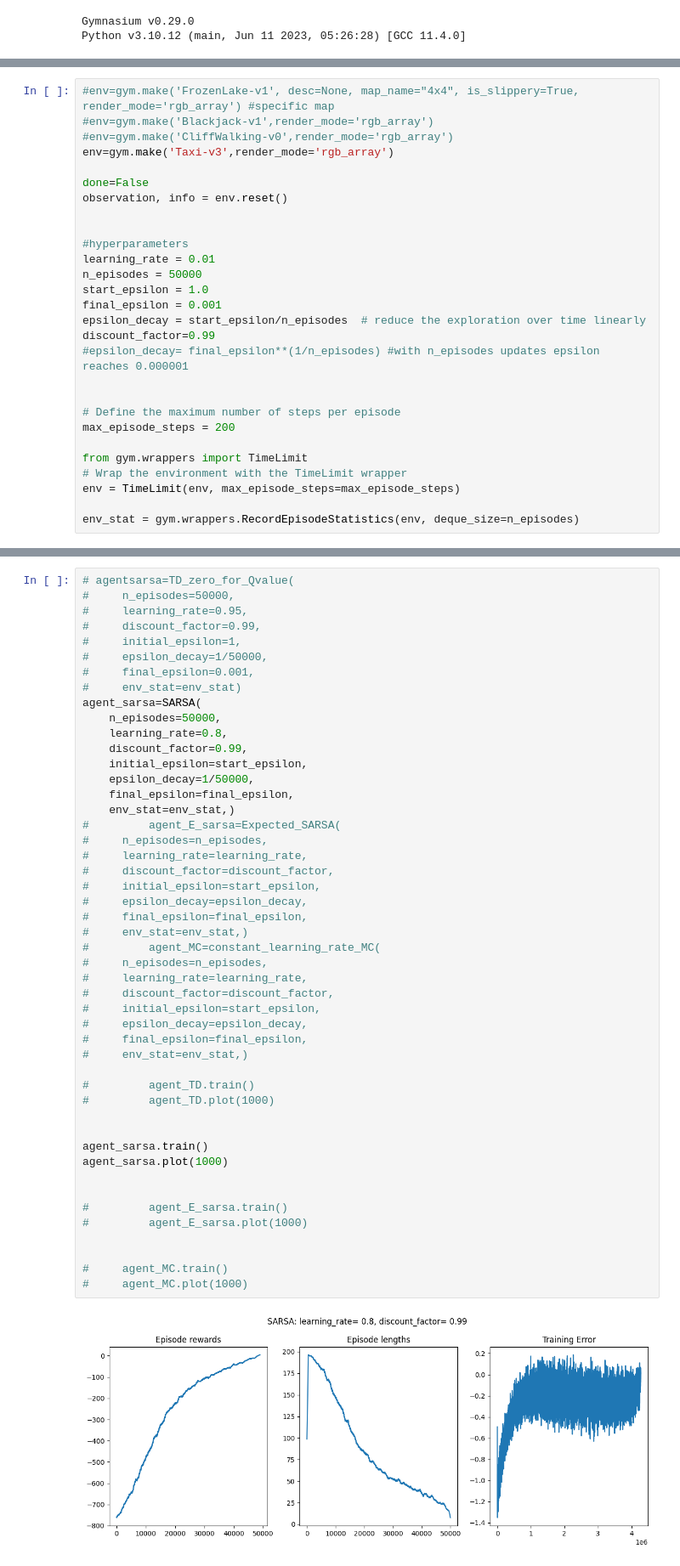
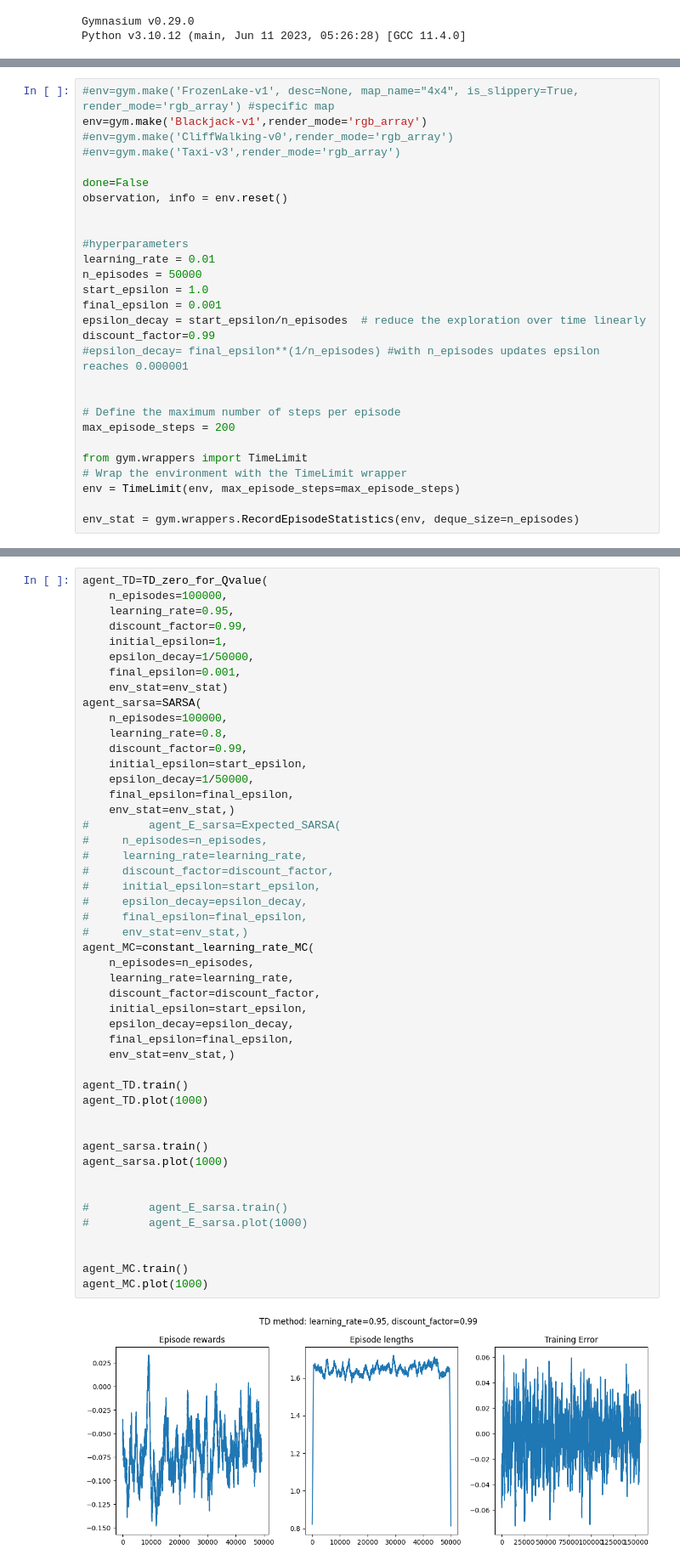
Before and after one commit to Cristian-Curaba/Solving-Gymnasium-toy-games-with-Reinforcement-Learning-methods, a Jupyter notebook: Everything.ipynb, the cells around one changed output, grey strips where cells are left out. Shown: that part at 85% size. Cells and saved outputs as stored; diff of their text form.

```diff
--- a/Everything.ipynb
+++ b/Everything.ipynb
@@ -494,9 +494,9 @@ class constant_learning_rate_MC:
         plt.show()
 # %%
 #env=gym.make('FrozenLake-v1', desc=None, map_name="4x4", is_slippery=True, render_mode='rgb_array') #specific map
-#env=gym.make('Blackjack-v1',render_mode='rgb_array')
+env=gym.make('Blackjack-v1',render_mode='rgb_array')
 #env=gym.make('CliffWalking-v0',render_mode='rgb_array')
-env=gym.make('Taxi-v3',render_mode='rgb_array')
+#env=gym.make('Taxi-v3',render_mode='rgb_array')
 
 done=False
 observation, info = env.reset()
@@ -625,52 +625,52 @@ env_stat = gym.wrappers.RecordEpisodeStatistics(env, deque_size=n_episodes)
 #     agent_MC.train()
 #     agent_MC.plot(1000)
 # %%
-# agentsarsa=TD_zero_for_Qvalue(
-#     n_episodes=50000,
-#     learning_rate=0.95,
-#     discount_factor=0.99,
-#     initial_epsilon=1,
-#     epsilon_decay=1/50000,
-#     final_epsilon=0.001,
-#     env_stat=env_stat)
+agent_TD=TD_zero_for_Qvalue(
+    n_episodes=100000,
+    learning_rate=0.95,
+    discount_factor=0.99,
+    initial_epsilon=1,
+    epsilon_decay=1/50000,
+    final_epsilon=0.001,
+    env_stat=env_stat)
 agent_sarsa=SARSA(
-    n_episodes=50000,
+    n_episodes=100000,
     learning_rate=0.8,
     discount_factor=0.99,
     initial_epsilon=start_epsilon,
     epsilon_decay=1/50000,
     final_epsilon=final_epsilon,
     env_stat=env_stat,)
 #         agent_E_sarsa=Expected_SARSA(
 #     n_episodes=n_episodes,
 #     learning_rate=learning_rate,
 #     discount_factor=discount_factor,
 #     initial_epsilon=start_epsilon,
 #     epsilon_decay=epsilon_decay,
 #     final_epsilon=final_epsilon,
 #     env_stat=env_stat,)
-#         agent_MC=constant_learning_rate_MC(
-#     n_episodes=n_episodes,
-#     learning_rate=learning_rate,
-#     discount_factor=discount_factor,
-#     initial_epsilon=start_epsilon,
-#     epsilon_decay=epsilon_decay,
-#     final_epsilon=final_epsilon,
-#     env_stat=env_stat,)
+agent_MC=constant_learning_rate_MC(
+    n_episodes=n_episodes,
+    learning_rate=learning_rate,
+    discount_factor=discount_factor,
+    initial_epsilon=start_epsilon,
+    epsilon_decay=epsilon_decay,
+    final_epsilon=final_epsilon,
+    env_stat=env_stat,)
 
-#         agent_TD.train()
-#         agent_TD.plot(1000)
+agent_TD.train()
+agent_TD.plot(1000)
 
 
 agent_sarsa.train()
 agent_sarsa.plot(1000)
 
 
 #         agent_E_sarsa.train()
 #         agent_E_sarsa.plot(1000)
 
 
-#     agent_MC.train()
-#     agent_MC.plot(1000)
+agent_MC.train()
+agent_MC.plot(1000)
 # %% [output]
-[figure, old version]
+[figure, new version]
```
Also changed, not shown: parts of 6 cells of this notebook, 8 other files.
